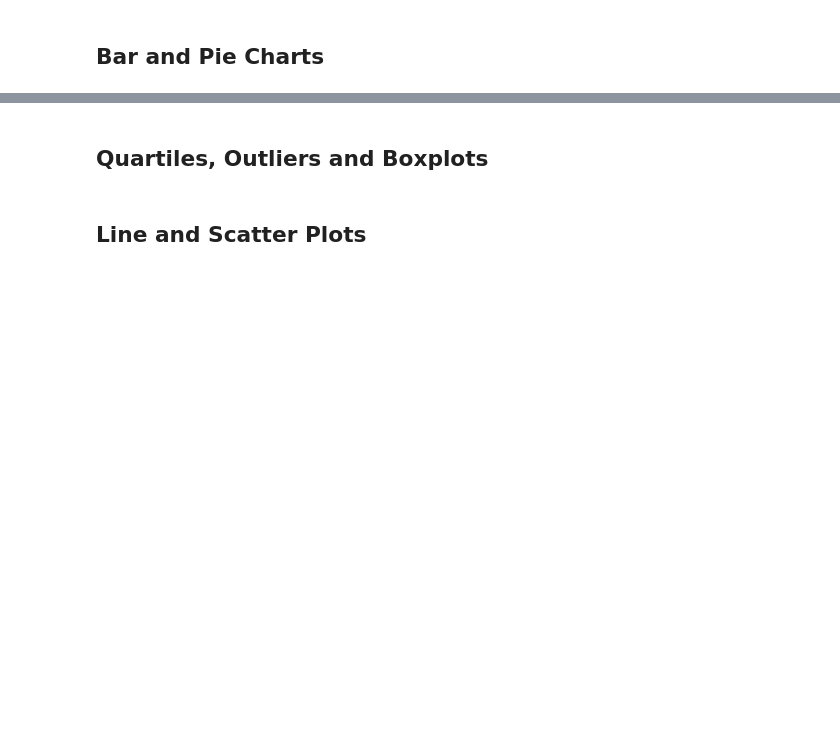
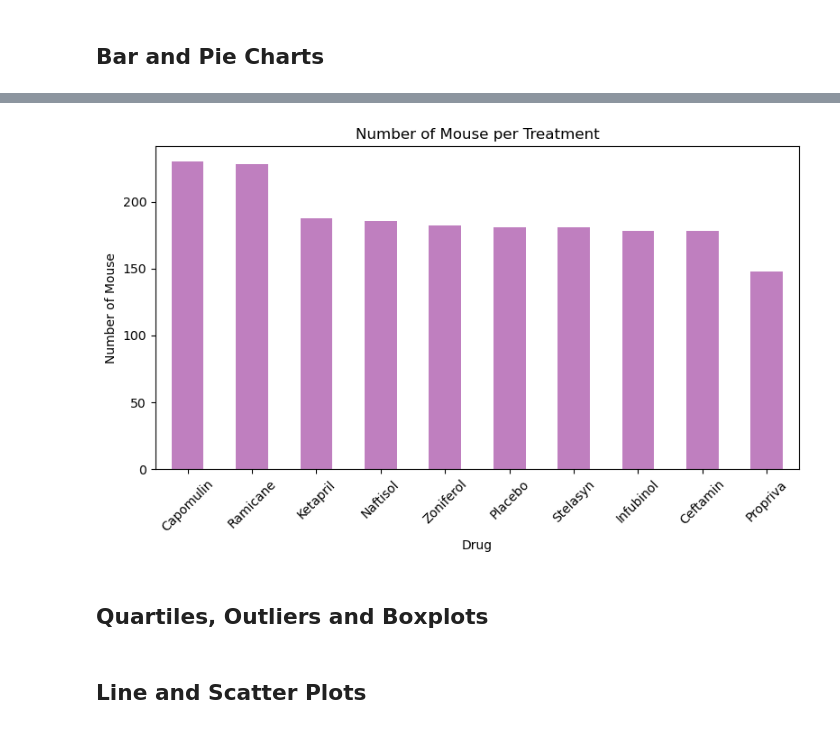
Before and after one commit to YargKlnc/Data-Visualization, a Jupyter notebook: pymaceuticals_by_YK.ipynb, the cells around one changed output, grey strips where cells are left out. Cells and saved outputs as stored; diff of their text form; code cells hidden in the pictures; blank space fills up the shorter version.

```diff
--- a/pymaceuticals_by_YK.ipynb
+++ b/pymaceuticals_by_YK.ipynb
@@ -264,0 +282,4 @@ summary_statistics.to_csv("Output/summary_statistics.csv")
+# %%
+#creating a group series for Drug column to later count the timepoint rows
+mouse_count = clean_combined_data["Drug"].value_counts()
+mouse_count
@@ -265,3 +298,20 @@ summary_statistics.to_csv("Output/summary_statistics.csv")
+# %%
+#does total number of rows (Mouse ID/Timepoints) in below mean counting number of mouses during the timeline?????
+
+# Generate a bar plot showing the total number of rows (Mouse ID/Timepoints) for each drug regimen using Pandas.
+plot_pandas = mouse_count.plot.bar(color="purple", alpha=0.5, figsize=(8,5))
+
+#giving names and title to bar plot
+plt.xlabel("Drug")
+plt.ylabel("Number of Mouse")
+plt.title("Number of Mouse per Treatment")
+plt.xticks(rotation=45)
+plt.tight_layout()
+
+#saving to Output folder as jpg
+plt.savefig("Output/summary_statistics.jpg")
+# %% [output]
+[figure, added]
 # %%
 # Generate a bar plot showing the total number of rows (Mouse ID/Timepoints) for each drug regimen using pyplot.
 # %%
```
Also changed, not shown: parts of 8 cells of this notebook, 2 other files.
